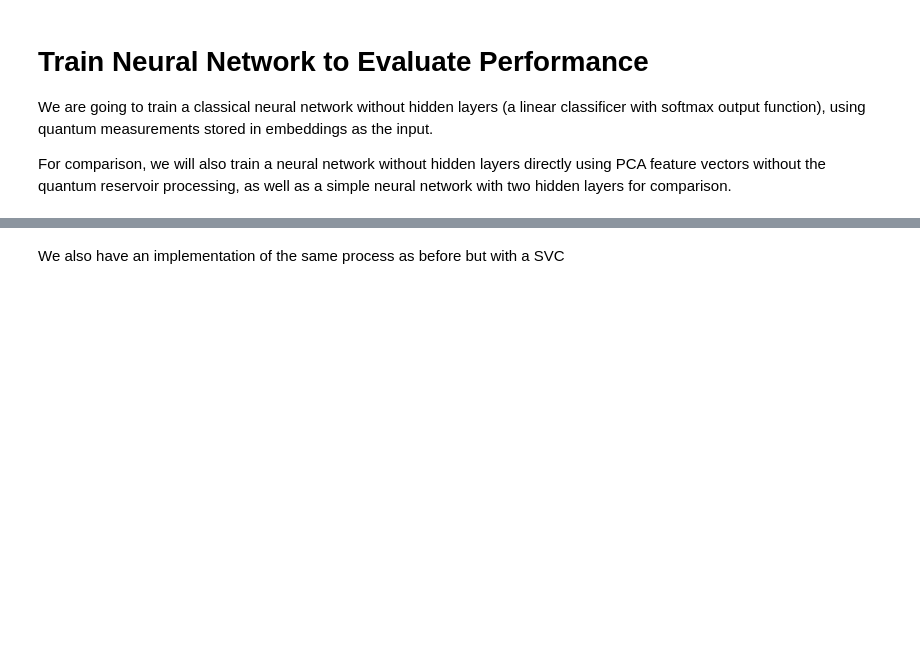
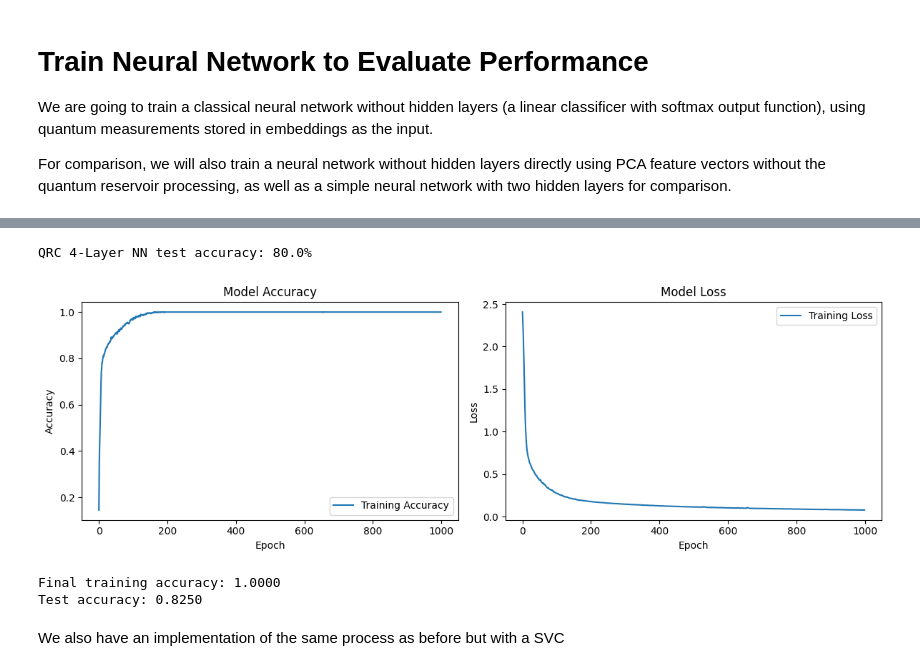
Before and after one commit to NunoMBatista/Neutral-Atom-QGARS, a Jupyter notebook: qrc_mnist_python/QRC_MNIST_python.ipynb, the cells around one changed output, grey strips where cells are left out. Drawn from its saved outputs; the diff is of its cells as text; code cells hidden in the pictures; blank space fills up the shorter version.

```diff
--- a/qrc_mnist_python/QRC_MNIST_python.ipynb
+++ b/qrc_mnist_python/QRC_MNIST_python.ipynb
@@ -372,3 +416,76 @@ QRC test accuracy: 82.0%
+# %%
+# 4) 4-Layer NN on quantum embeddings from the QRC
+# We include regularization and tune epsilon parameter to better control training from QRC embeddings generated on finite number of samples
+
+model_deep = tf.keras.Sequential(
+    [
+        tf.keras.layers.Dense(
+            50,
+            activation='relu',
+            kernel_regularizer=tf.keras.regularizers.L1(l1=0.0001) # Regularization to avoid overfitting
+        ),
+        tf.keras.layers.Dense(
+            50,
+            activation='relu',
+            kernel_regularizer=tf.keras.regularizers.L1(l1=0.0001) # Regularization to avoid overfitting
+        ),
+        tf.keras.layers.Dense(
+            10,
+            kernel_regularizer=tf.keras.regularizers.L1(l1=0.0001) # Regularization to avoid overfitting
+        )
+    ]
+)
+
+model_deep.compile(
+    optimizer=tf.keras.optimizers.Adam(epsilon=0.0002), # Epsilon parameter to better control training
+    loss=tf.keras.losses.SparseCategoricalCrossentropy(from_logits=True),
+    metrics=['accuracy']
+)
+
+history_deep = model_deep.fit(
+    x=train_embeddings,
+    y=train_y[:num_train_examples],
+    epochs=1000,
+    batch_size=100,
+    verbose=0
+)
+
+test_loss, test_acc = model_deep.evaluate(
+    x=test_embeddings,
+    y=test_y[:num_test_examples],
+    verbose=0
+)
+
+print(f"QRC 4-Layer NN test accuracy: {100*round(test_acc, 2)}%")
+# %% [output]
+QRC 4-Layer NN test accuracy: 80.0%
+# %%
+# Plot training accuracy only
+plt.figure(figsize=(12, 4))
+plt.subplot(1, 2, 1)
+plt.plot(history_deep.history['accuracy'], label='Training Accuracy')
+plt.xlabel('Epoch')
+plt.ylabel('Accuracy')
+plt.title('Model Accuracy')
+plt.legend()
+
+# Plot training loss only
+plt.subplot(1, 2, 2)
+plt.plot(history_deep.history['loss'], label='Training Loss')
+plt.xlabel('Epoch')
+plt.ylabel('Loss')
+plt.title('Model Loss')
+plt.legend()
+plt.tight_layout()
+plt.show()
+
+# Print final metrics (training only)
+print(f"Final training accuracy: {history_deep.history['accuracy'][-1]:.4f}")
+print(f"Test accuracy: {test_acc:.4f}")
+# %% [output]
+[figure, added]
+Final training accuracy: 1.0000
+Test accuracy: 0.8250
 # %% [markdown]
 We also have an implementation of the same process as before but with a SVC
 # %%
```
Also changed, not shown: parts of 8 cells of this notebook, 2 other files.
